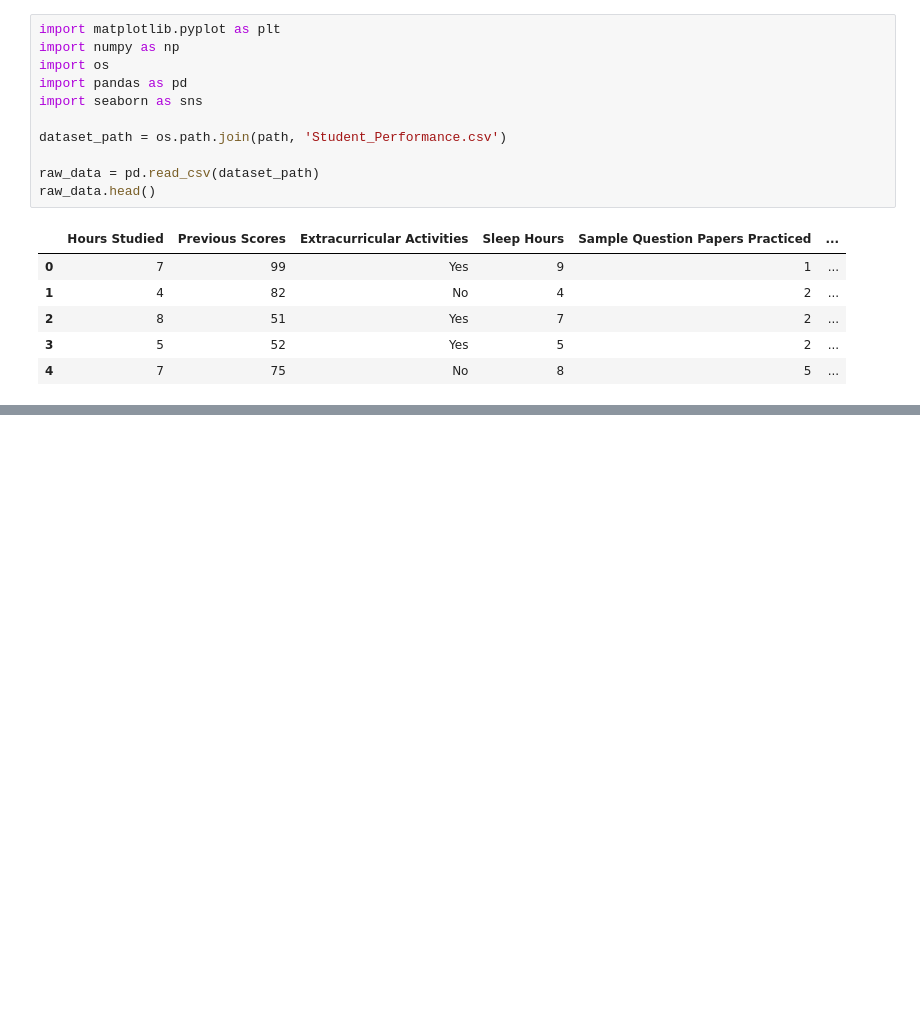
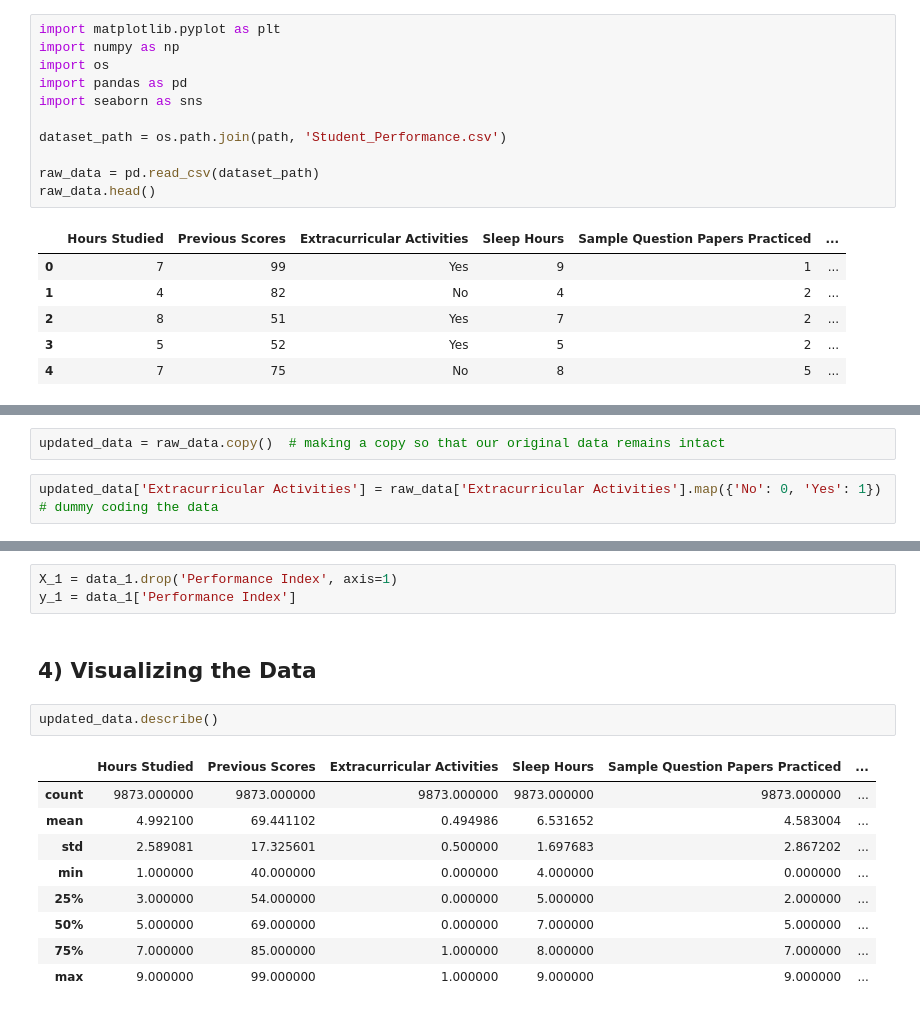
Before and after one commit to add0794/ordinary-least-squares-gradient-descent, a Jupyter notebook: jupyter.ipynb, the cells around one changed output, grey strips where cells are left out. Saved outputs shown, nothing was run; the diff lists cells and outputs as text; blank space fills up the shorter version.

Commit message:
write structure of jupyter notebook, dummy code data, begin training algorithm with OLS

```diff
--- a/jupyter.ipynb
+++ b/jupyter.ipynb
@@ -306,0 +278,4 @@ df.head()
+# %%
+updated_data = raw_data.copy()  # making a copy so that our original data remains intact
+# %%
+updated_data['Extracurricular Activities'] = raw_data['Extracurricular Activities'].map({'No': 0, 'Yes': 1}) # dummy coding the data
@@ -306,0 +312,17 @@ df.head()
+# %%
+X_1 = data_1.drop('Performance Index', axis=1)
+y_1 = data_1['Performance Index']
+# %% [markdown]
+## 4) Visualizing the Data
+# %%
+updated_data.describe()
+# %% [output]
+|  | Hours Studied | Previous Scores | Extracurricular Activities | Sleep Hours | Sample Question Papers Practiced | ... |
+| count | 9873.000000 | 9873.000000 | 9873.000000 | 9873.000000 | 9873.000000 | ... |
+| mean | 4.992100 | 69.441102 | 0.494986 | 6.531652 | 4.583004 | ... |
+| std | 2.589081 | 17.325601 | 0.500000 | 1.697683 | 2.867202 | ... |
+| min | 1.000000 | 40.000000 | 0.000000 | 4.000000 | 0.000000 | ... |
+| 25% | 3.000000 | 54.000000 | 0.000000 | 5.000000 | 2.000000 | ... |
+| 50% | 5.000000 | 69.000000 | 0.000000 | 7.000000 | 5.000000 | ... |
+| 75% | 7.000000 | 85.000000 | 1.000000 | 8.000000 | 7.000000 | ... |
+| max | 9.000000 | 99.000000 | 1.000000 | 9.000000 | 9.000000 | ... |
```
Also changed, not shown: parts of 35 cells of this notebook, 1 other file.
